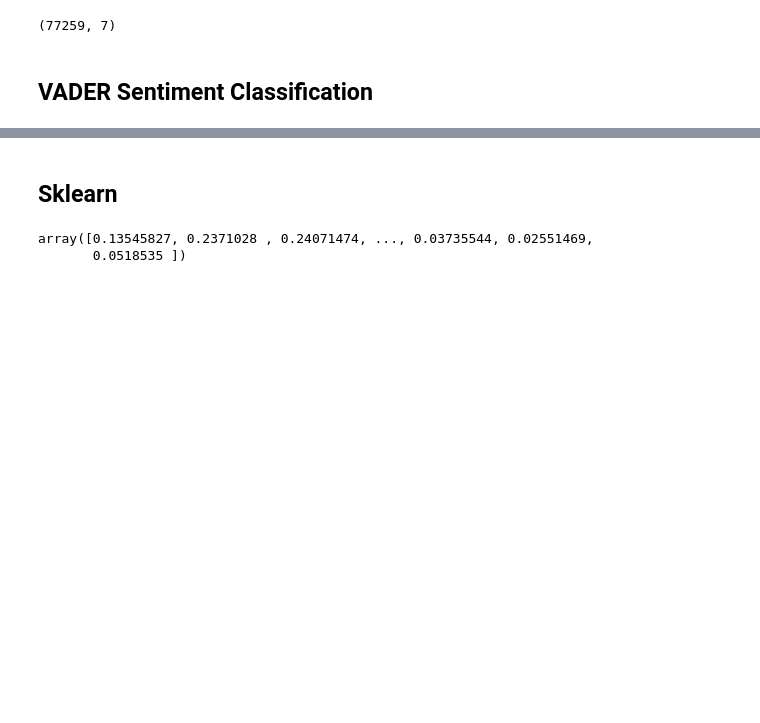
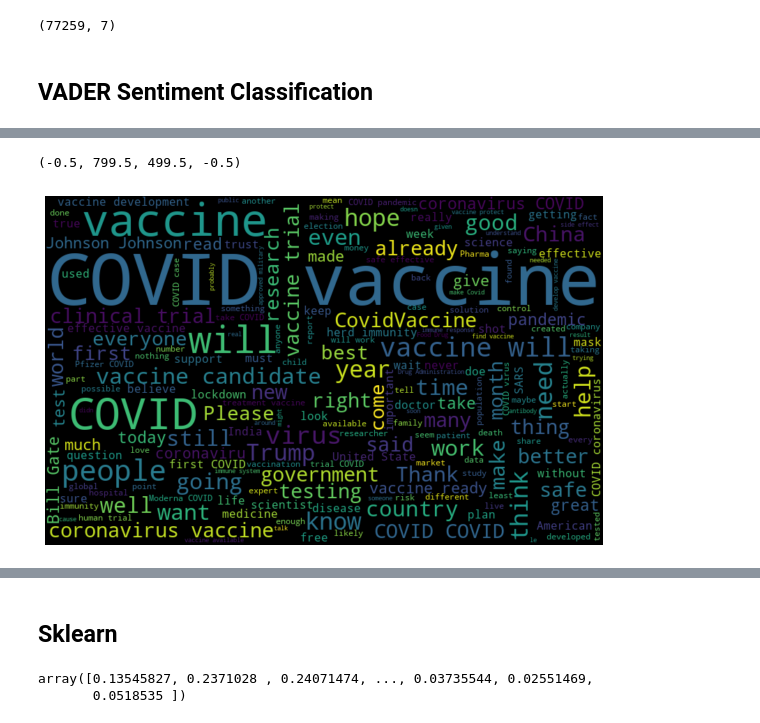
Before and after one commit to davidlebruce/covid_vaccine_tweets, a Jupyter notebook: preprocessing.ipynb, the cells around one changed output, grey strips where cells are left out. Saved outputs shown, nothing was run; the diff lists cells and outputs as text; code cells hidden in the pictures; blank space fills up the shorter version.

```diff
--- a/preprocessing.ipynb
+++ b/preprocessing.ipynb
@@ -109,0 +262,12 @@ df = df.drop(labels='vader_score', axis=1)
+# %%
+positive_tweets = ' '.join([text for text in df['tidy_tweet'][df['sentiment'] == 'positive']])
+
+wordcloud = WordCloud(width=800, height=500, random_state=88, max_font_size=110).generate(positive_tweets)
+
+plt.figure(figsize=(10,7))
+plt.imshow(wordcloud, interpolation='bilinear')
+plt.axis('off')
+# plt.savefig('images/positive_cloud.png');
+# %% [output]
+(-0.5, 799.5, 499.5, -0.5)
+[figure, added]
```
Also changed, not shown: parts of 47 cells of this notebook, 7 other files.
